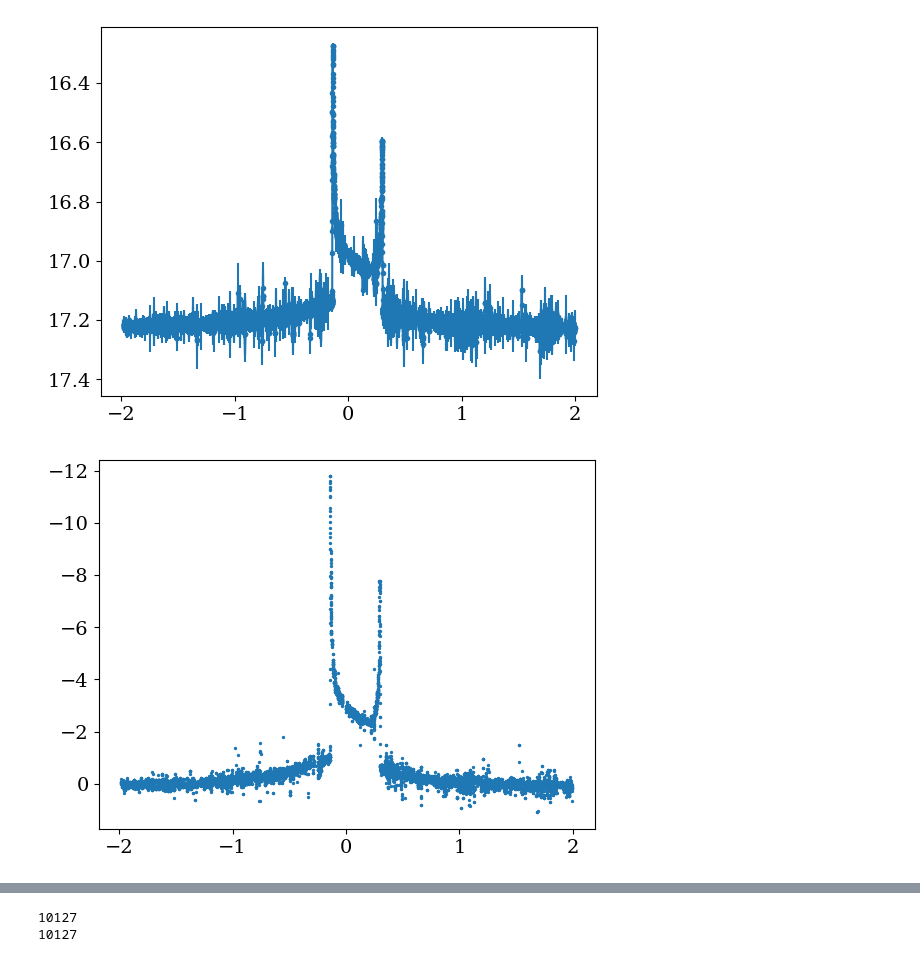
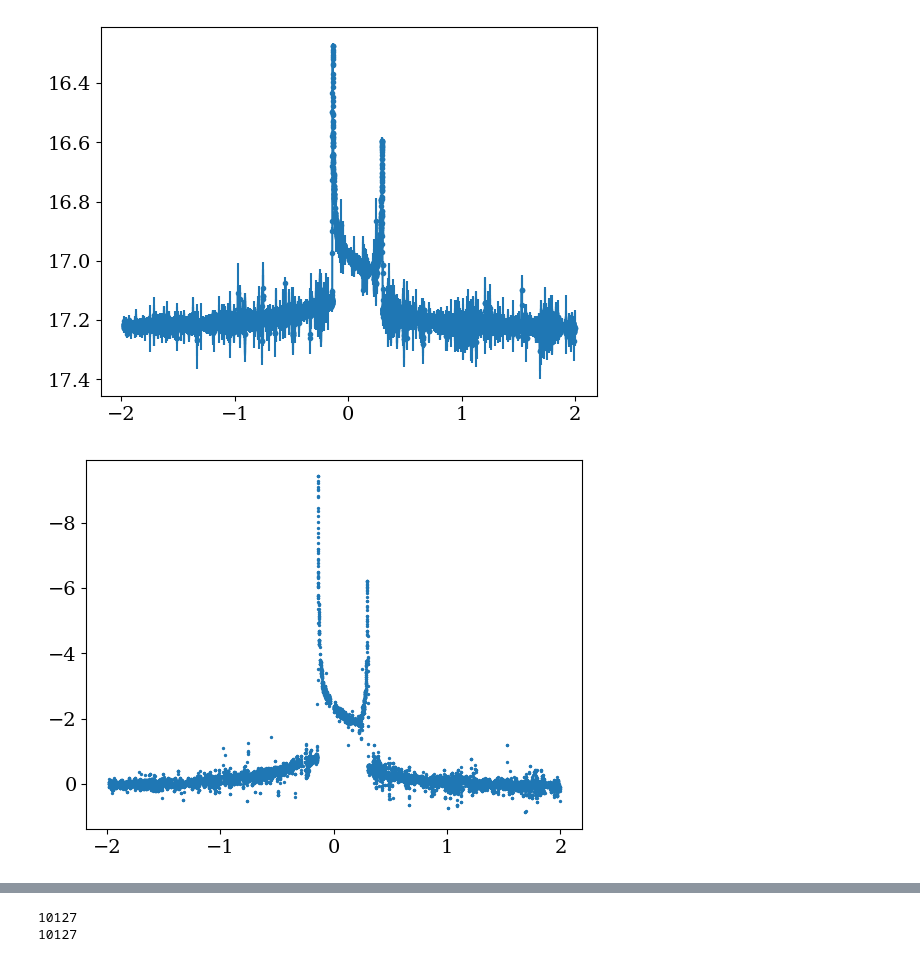
Before and after one commit to Ella20hqr/magic-microlensing, a Jupyter notebook: application/test_estimator.ipynb, the cells around one changed output, grey strips where cells are left out. Saved outputs shown, nothing was run; the diff lists cells and outputs as text; code cells hidden in the pictures.

```diff
--- a/application/test_estimator.ipynb
+++ b/application/test_estimator.ipynb
@@ -81,12 +81,12 @@ plt.show()
 # %%
 ## align mag ##
 mag_aligned = x.copy()
-mag_aligned[:, 1] = (x[:, 1] - mbase) / 0.08
+mag_aligned[:, 1] = (x[:, 1] - mbase) / 0.1
 fig, ax = plt.subplots(1, 1)
 ax.scatter(mag_aligned[:, 0], mag_aligned[:, 1], marker='o', s=2)
 ax.invert_yaxis()
 # %% [output]
-[figure, old version]
+[figure, new version]
 # %%
 mag_binned, dt = binningx0dt(mag_aligned[:, 0], mag_aligned[:, 1], reduceBy=5, yvalFunc=np.median)
 mag_binned = mag_binned[:, :2]
```
Also changed, not shown: parts of 11 cells of this notebook.
